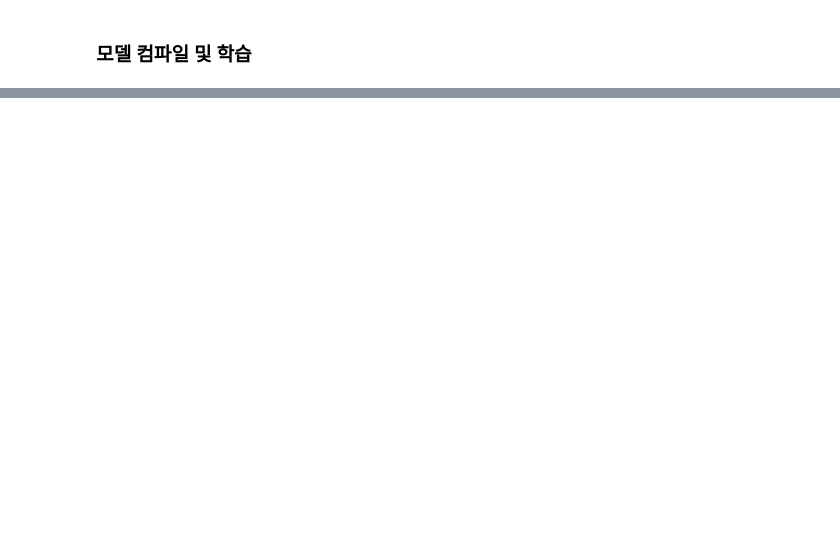
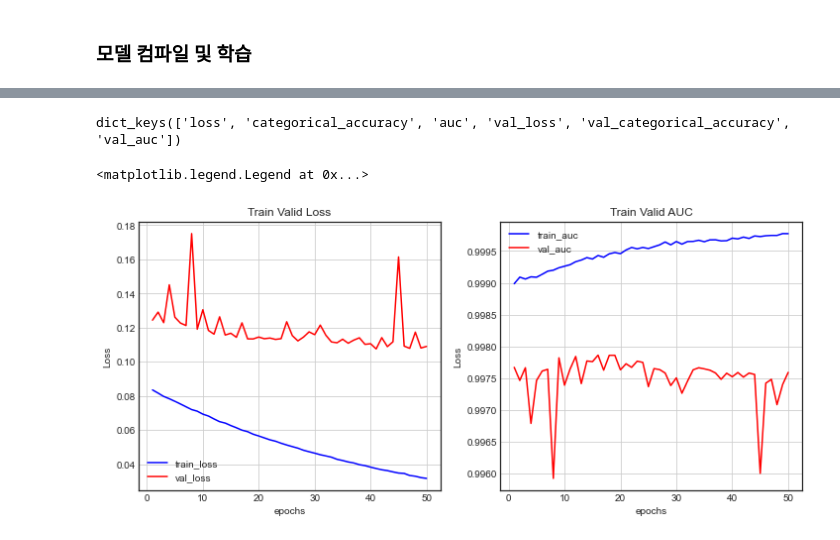
Before and after one commit to dong-hoon-lee/self_study, a Jupyter notebook: tf_txtbook.ipynb, the cells around one changed output, grey strips where cells are left out. Cells and saved outputs as stored; diff of their text form; code cells hidden in the pictures; blank space fills up the shorter version.

```diff
--- a/tf_txtbook.ipynb
+++ b/tf_txtbook.ipynb
@@ -560,7 +560,7 @@ y_test = to_categorical(y_test)
 # %%
 model = Sequential([
     Input(shape=(28, 28)),
-    Flatten(input_shape=[28, 28]),
+    Flatten(input_shape=(28,28)),
     Dense(100, activation='relu'),
     Dense(64, activation='relu'),
     Dense(32, activation='relu'),
@@ -592,0 +600,8 @@ _________________________________________________________________
+# %%
+model.compile(
+    loss='categorical_crossentropy',
+    optimizer='sgd',
+    metrics=[tf.keras.metrics.CategoricalAccuracy(), tf.keras.metrics.AUC()]
+)
+# %%
+history = model.fit(x_train, y_train, epochs=50, batch_size=128, validation_data=(x_val, y_val))
@@ -592,0 +626,37 @@ _________________________________________________________________
+# %%
+history.history.keys()
+# %% [output]
+dict_keys(['loss', 'categorical_accuracy', 'auc', 'val_loss', 'val_categorical_accuracy', 'val_auc'])
+# %%
+history_dict = history.history
+
+loss = history_dict['loss']
+val_loss = history_dict['val_loss']
+
+auc = history_dict['auc']
+val_auc = history_dict['val_auc']
+# %%
+epochs = range(1, len(loss)+1)
+
+fig = plt.figure(figsize=(12, 5))
+
+ax1 = plt.subplot(1, 2, 1)
+ax1.plot(epochs, loss, color='blue', label='train_loss')
+ax1.plot(epochs, val_loss, color='red', label='val_loss')
+ax1.set_title('Train Valid Loss')
+ax1.set_xlabel('epochs')
+ax1.set_ylabel('Loss')
+ax1.grid()
+ax1.legend()
+
+ax2 = plt.subplot(1, 2, 2)
+ax2.plot(epochs, auc, color='blue', label='train_auc')
+ax2.plot(epochs, val_auc, color='red', label='val_auc')
+ax2.set_title('Train Valid AUC')
+ax2.set_xlabel('epochs')
+ax2.set_ylabel('Loss')
+ax2.grid()
+ax2.legend()
+# %% [output]
+<matplotlib.legend.Legend at 0x...>
+[figure, added]
```
Also changed, not shown: parts of 14 cells of this notebook, 1 other file.
